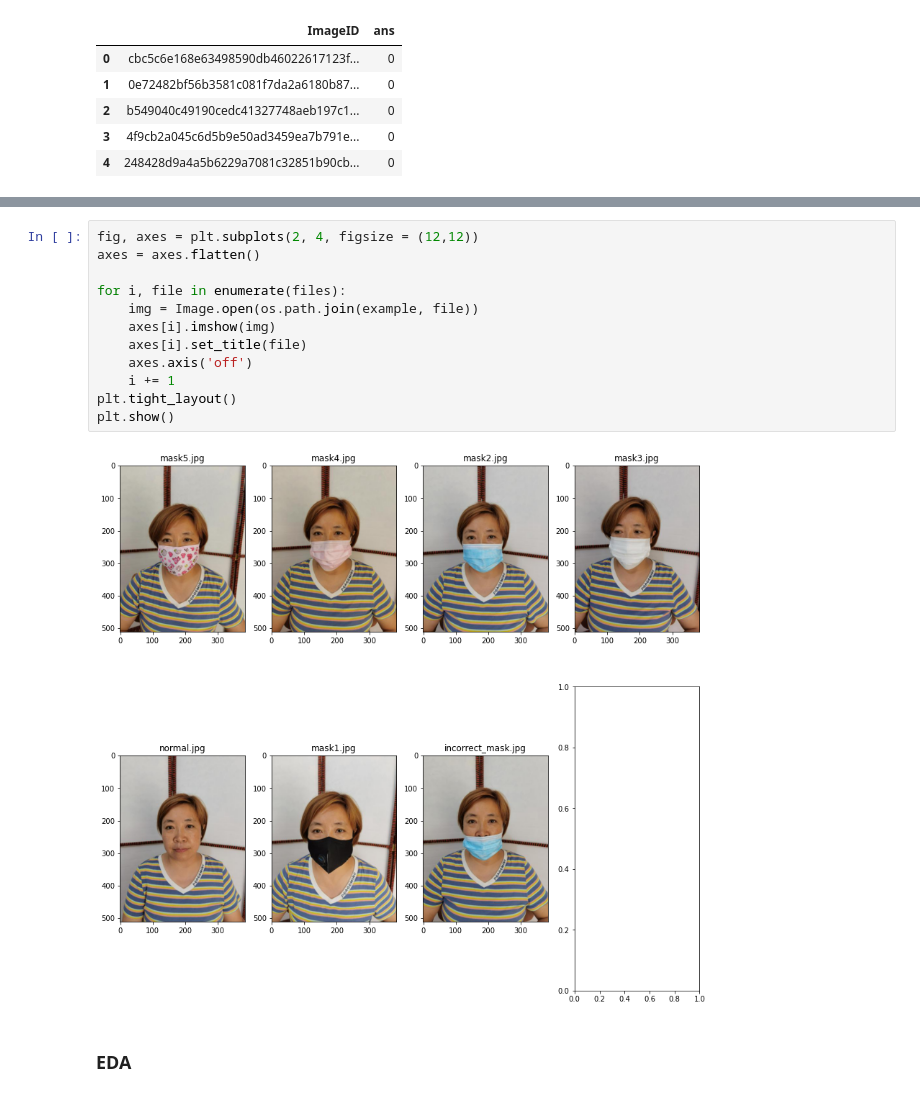
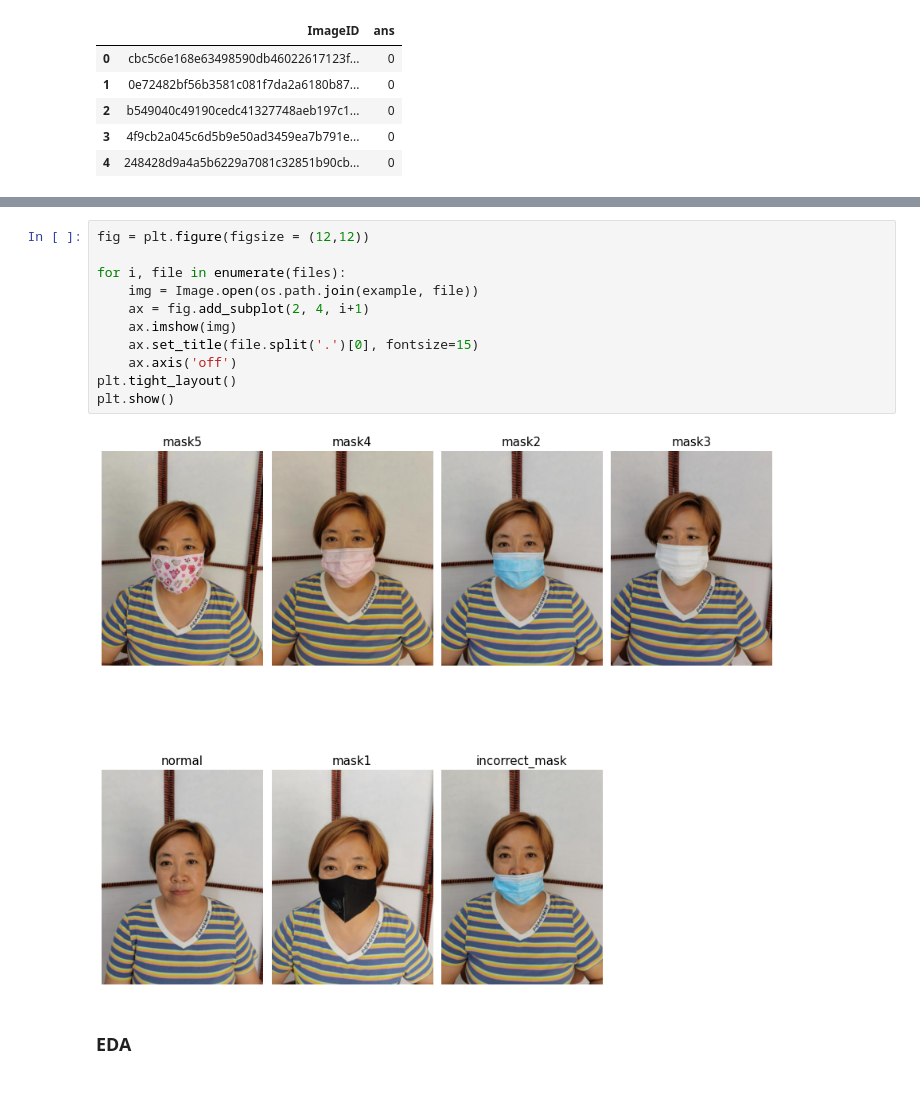
Before and after one commit to boostcampaitech3/level2-data-annotation_nlp-level2-nlp-05, a Jupyter notebook: Pstage/EDA.ipynb, the cells around one changed output, grey strips where cells are left out. Saved outputs shown, nothing was run; the diff lists cells and outputs as text.

Commit message:
add visualization

```diff
--- a/Pstage/EDA.ipynb
+++ b/Pstage/EDA.ipynb
@@ -100,17 +103,16 @@ print(len(files))
 # %%
-fig, axes = plt.subplots(2, 4, figsize = (12,12))
-axes = axes.flatten()
+fig = plt.figure(figsize = (12,12))
 
 for i, file in enumerate(files):
     img = Image.open(os.path.join(example, file))
-    axes[i].imshow(img)
-    axes[i].set_title(file)
-    axes.axis('off')
-    i += 1
+    ax = fig.add_subplot(2, 4, i+1)
+    ax.imshow(img)
+    ax.set_title(file.split('.')[0], fontsize=15)
+    ax.axis('off')
 plt.tight_layout()
 plt.show()
 # %% [output]
-[figure, old version]
+[figure, new version]
 # %% [markdown]
 ### EDA
 # %% [markdown]
```
Also changed, not shown: parts of 5 cells of this notebook.
